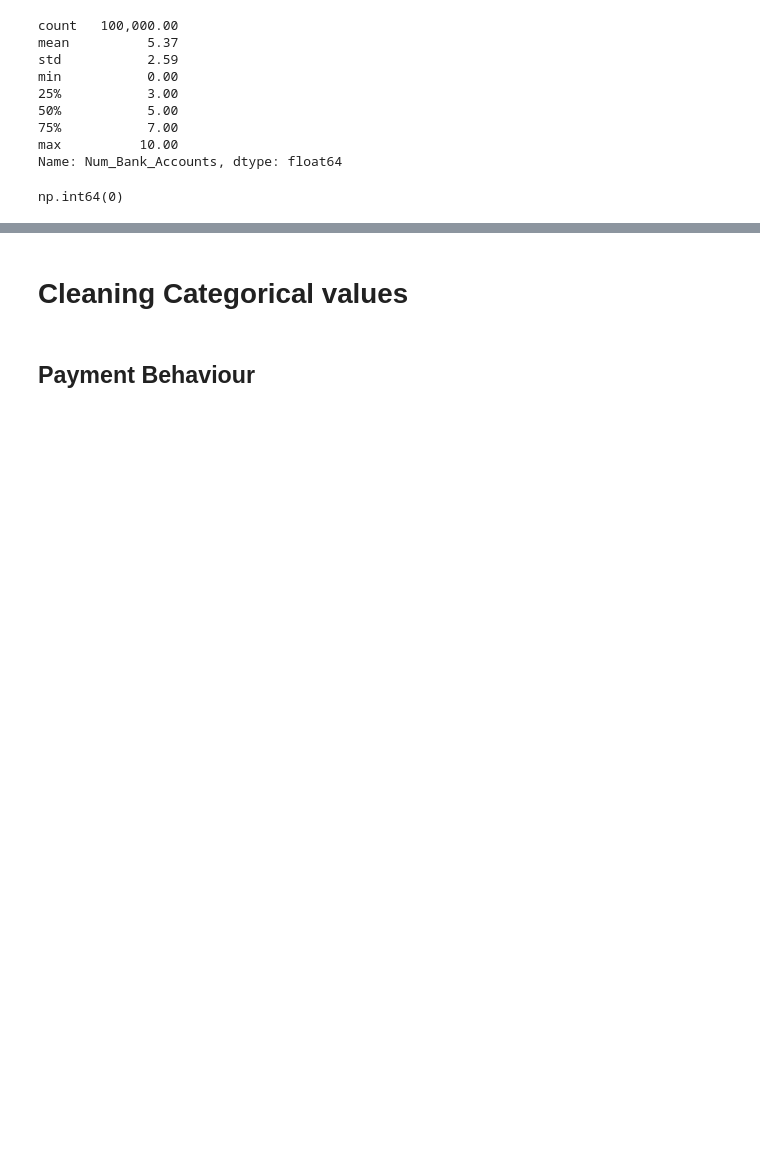
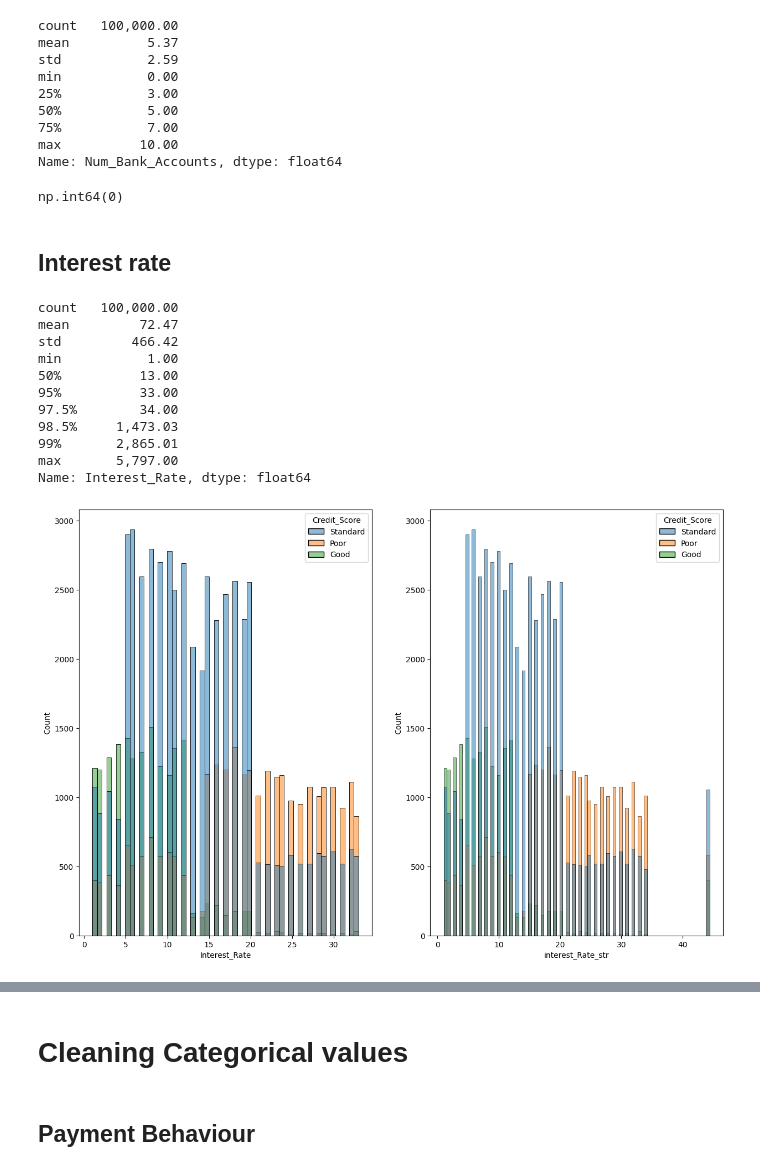
Before and after one commit to FerCorcuera/Credit-Score-Classification, a Jupyter notebook: notebooks/01_data_cleaning.ipynb, the cells around one changed output, grey strips where cells are left out. Drawn from its saved outputs; the diff is of its cells as text; code cells hidden in the pictures; blank space fills up the shorter version.

```diff
--- a/notebooks/01_data_cleaning.ipynb
+++ b/notebooks/01_data_cleaning.ipynb
@@ -285,3 +285,34 @@ Name: Num_Bank_Accounts, dtype: float64
 train_df["Num_Bank_Accounts"].isnull().sum()
 # %% [output]
 np.int64(0)
+# %% [markdown]
+## Interest rate
+# %%
+print(train_df["Interest_Rate"].describe(percentiles=(0.95, 0.975, 0.985, 0.99)))
+train_df["interest_Rate_str"] = np.where(
+    train_df["Interest_Rate"] > 35, 44.44, train_df["Interest_Rate"]
+)
+
+fig, axes = plt.subplots(1, 2, figsize=(15, 10))
+sns.histplot(
+    train_df[train_df["Interest_Rate"] <= train_df["Interest_Rate"].quantile(0.95)],
+    x="Interest_Rate",
+    hue="Credit_Score",
+    ax=axes[0],
+)
+
+sns.histplot(train_df, x="interest_Rate_str", hue="Credit_Score", ax=axes[1])
+plt.show()
+# %% [output]
+count   100,000.00
+mean         72.47
+std         466.42
+min           1.00
+50%          13.00
+95%          33.00
+97.5%        34.00
+98.5%     1,473.03
+99%       2,865.01
+max       5,797.00
+Name: Interest_Rate, dtype: float64
+[figure, added]
```
Also changed, not shown: parts of 11 cells of this notebook, 1 other file.
